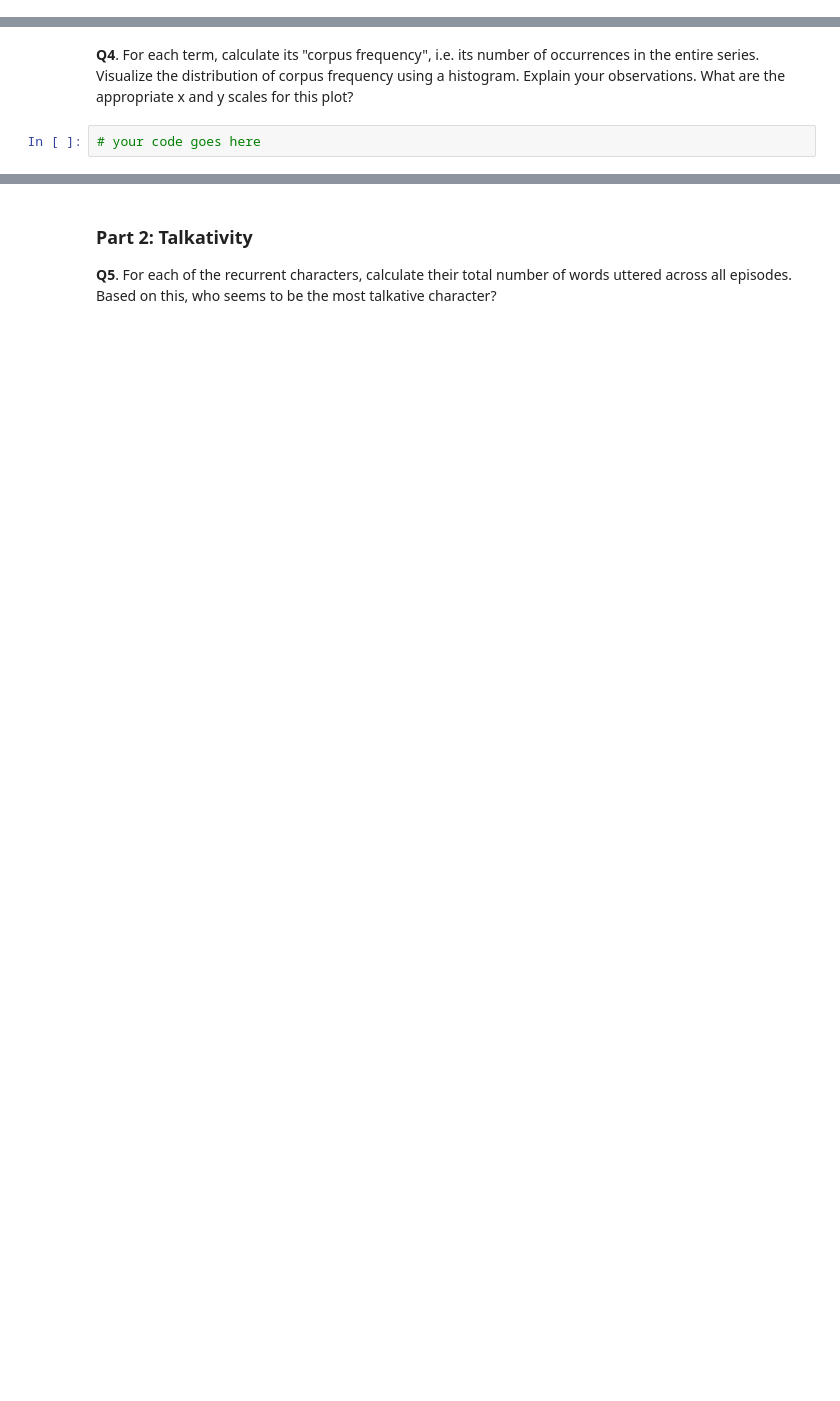
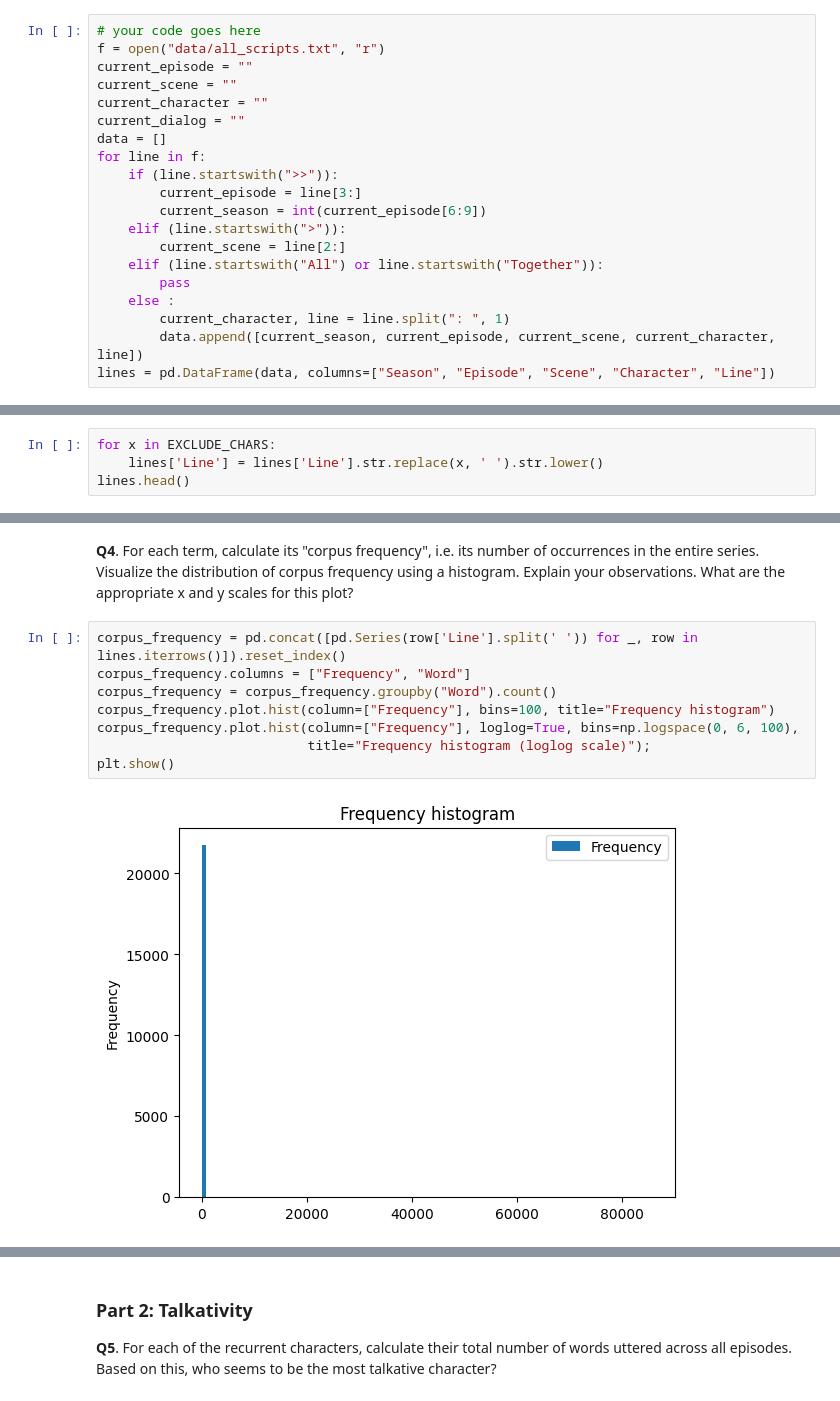
Before and after one commit to Valentin889/ADA_personal, a Jupyter notebook: Exercises/09 - Handing text/Handling_text_exercise_2.ipynb, the cells around one changed output, grey strips where cells are left out. Drawn from its saved outputs; the diff is of its cells as text; blank space fills up the shorter version.

```diff
--- a/Exercises/09 - Handing text/Handling_text_exercise_2.ipynb
+++ b/Exercises/09 - Handing text/Handling_text_exercise_2.ipynb
@@ -28,0 +27,20 @@ Our friends' argument concerns the entire show. We have given you a file in the
+# %%
+# your code goes here
+f = open("data/all_scripts.txt", "r")
+current_episode = ""
+current_scene = ""
+current_character = ""
+current_dialog = ""
+data = []
+for line in f:
+    if (line.startswith(">>")):
+        current_episode = line[3:]
+        current_season = int(current_episode[6:9])
+    elif (line.startswith(">")):
+        current_scene = line[2:]
+    elif (line.startswith("All") or line.startswith("Together")):
+        pass
+    else :
+        current_character, line = line.split(": ", 1)
+        data.append([current_season, current_episode, current_scene, current_character, line])
+lines = pd.DataFrame(data, columns=["Season", "Episode", "Scene", "Character", "Line"])
@@ -40,0 +116,4 @@ Our friends' argument concerns the entire show. We have given you a file in the
+# %%
+for x in EXCLUDE_CHARS:
+    lines['Line'] = lines['Line'].str.replace(x, ' ').str.lower()
+lines.head()
@@ -41,4 +127,12 @@ Our friends' argument concerns the entire show. We have given you a file in the
 # %% [markdown]
 **Q4**. For each term, calculate its "corpus frequency", i.e. its number of occurrences in the entire series. Visualize the distribution of corpus frequency using a histogram. Explain your observations. What are the appropriate x and y scales for this plot?
-# %%
-# your code goes here
+# %%
+corpus_frequency = pd.concat([pd.Series(row['Line'].split(' ')) for _, row in lines.iterrows()]).reset_index()
+corpus_frequency.columns = ["Frequency", "Word"]
+corpus_frequency = corpus_frequency.groupby("Word").count()
+corpus_frequency.plot.hist(column=["Frequency"], bins=100, title="Frequency histogram")
+corpus_frequency.plot.hist(column=["Frequency"], loglog=True, bins=np.logspace(0, 6, 100),
+                           title="Frequency histogram (loglog scale)");
+plt.show()
+# %% [output]
+[figure, added]
```
Also changed, not shown: parts of 19 cells of this notebook, 3 other files.
